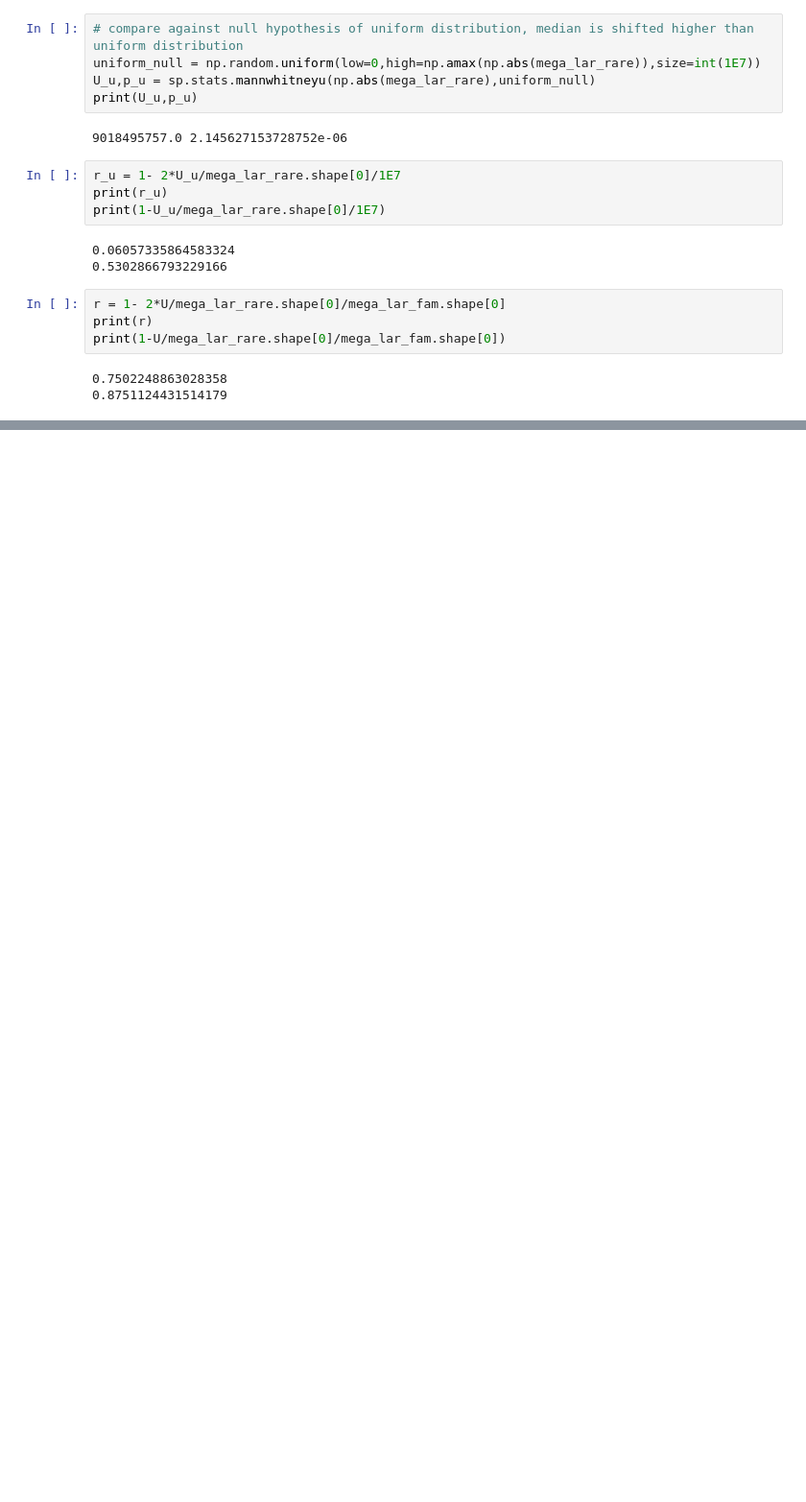
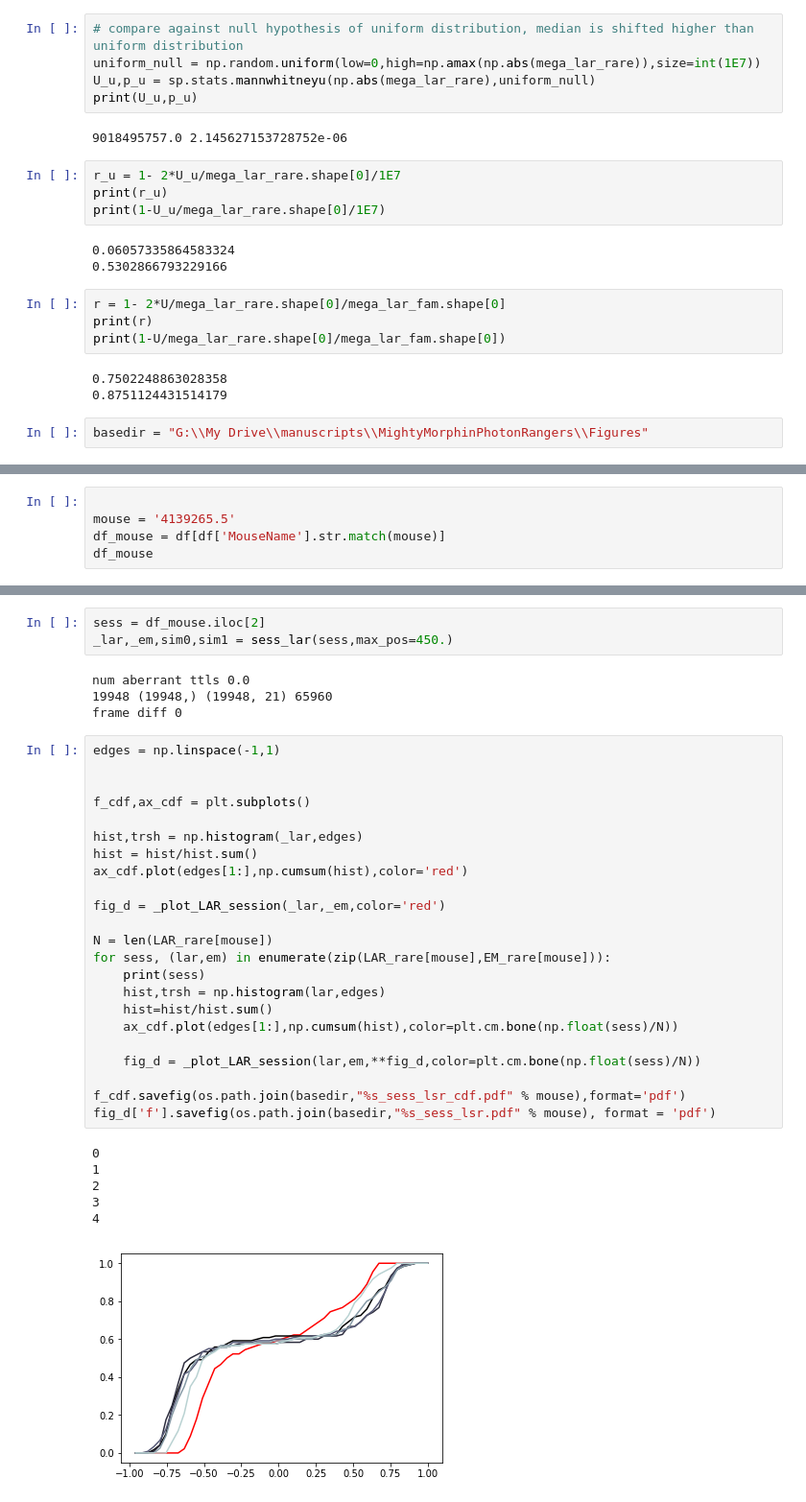
Before and after one commit to GiocomoLab/MightyMorphingPhotonRangers, a Jupyter notebook: SimMats/LogAngleRatioPlots.ipynb, the cells around one changed output, grey strips where cells are left out. Shown at 96% size. Cells and saved outputs as stored; diff of their text form; blank space fills up the shorter version.

```diff
--- a/SimMats/LogAngleRatioPlots.ipynb
+++ b/SimMats/LogAngleRatioPlots.ipynb
@@ -392,3 +399,5 @@ print(1-U/mega_lar_rare.shape[0]/mega_lar_fam.shape[0])
 # %% [output]
 0.7502248863028358
 0.8751124431514179
+# %%
+basedir = "G:\\My Drive\\manuscripts\\MightyMorphinPhotonRangers\\Figures"
@@ -394,0 +425,5 @@ print(1-U/mega_lar_rare.shape[0]/mega_lar_fam.shape[0])
+# %%
+
+mouse = '4139265.5'
+df_mouse = df[df['MouseName'].str.match(mouse)]
+df_mouse
@@ -394,0 +442,37 @@ print(1-U/mega_lar_rare.shape[0]/mega_lar_fam.shape[0])
+# %%
+sess = df_mouse.iloc[2]
+_lar,_em,sim0,sim1 = sess_lar(sess,max_pos=450.)
+# %% [output]
+num aberrant ttls 0.0
+19948 (19948,) (19948, 21) 65960
+frame diff 0
+# %%
+edges = np.linspace(-1,1)
+
+
+f_cdf,ax_cdf = plt.subplots()
+
+hist,trsh = np.histogram(_lar,edges)
+hist = hist/hist.sum()
+ax_cdf.plot(edges[1:],np.cumsum(hist),color='red')
+
+fig_d = _plot_LAR_session(_lar,_em,color='red')
+
+N = len(LAR_rare[mouse])
+for sess, (lar,em) in enumerate(zip(LAR_rare[mouse],EM_rare[mouse])):
+    print(sess)
+    hist,trsh = np.histogram(lar,edges)
+    hist=hist/hist.sum()
+    ax_cdf.plot(edges[1:],np.cumsum(hist),color=plt.cm.bone(np.float(sess)/N))
+
+    fig_d = _plot_LAR_session(lar,em,**fig_d,color=plt.cm.bone(np.float(sess)/N))
+
+f_cdf.savefig(os.path.join(basedir,"%s_sess_lsr_cdf.pdf" % mouse),format='pdf')
+fig_d['f'].savefig(os.path.join(basedir,"%s_sess_lsr.pdf" % mouse), format = 'pdf')
+# %% [output]
+0
+1
+2
+3
+4
+[figure, added]
```
Also changed, not shown: parts of 19 cells of this notebook, 8 other files.
